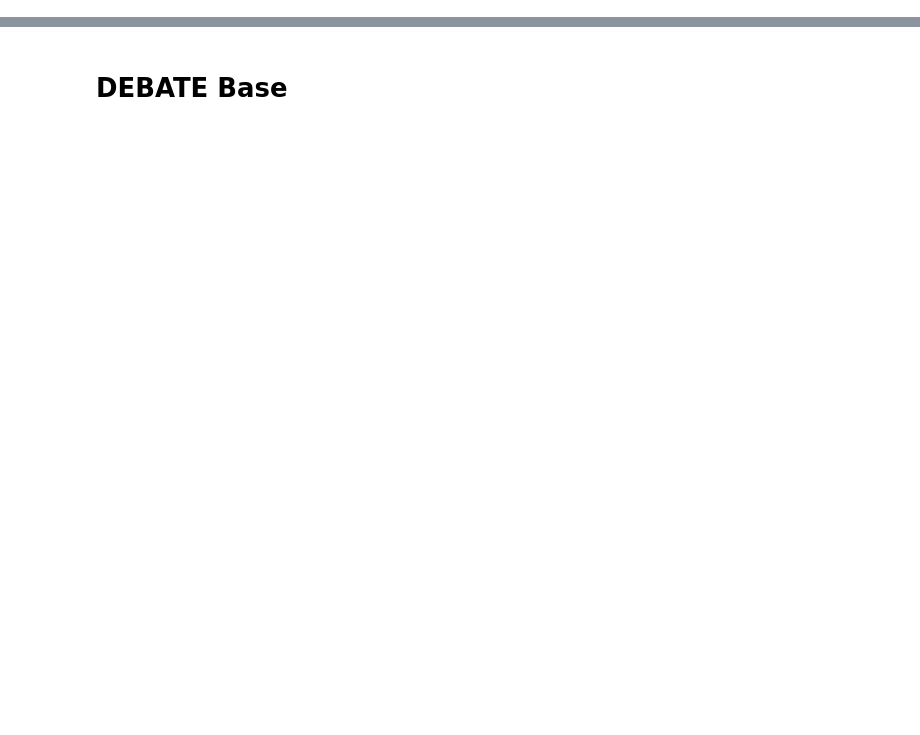
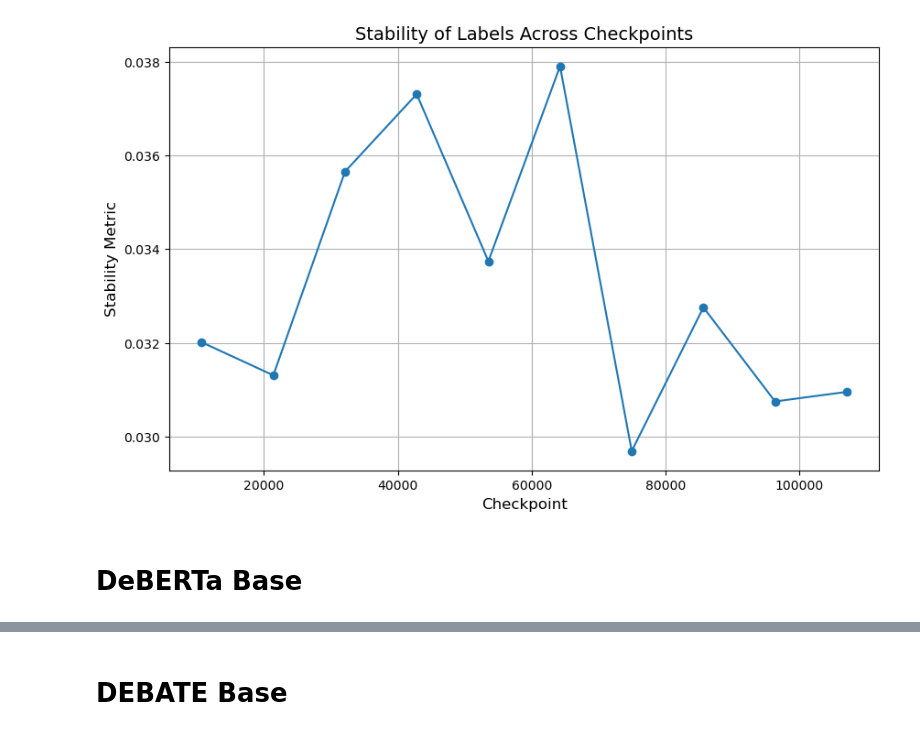
Before and after one commit to MLBurnham/pol_DEBATE, a Jupyter notebook: analysis/hypothesis_stability.ipynb, the cells around one changed output, grey strips where cells are left out. Cells and saved outputs as stored; diff of their text form; code cells hidden in the pictures; blank space fills up the shorter version.

```diff
--- a/analysis/hypothesis_stability.ipynb
+++ b/analysis/hypothesis_stability.ipynb
@@ -18,0 +268,13 @@ test.drop(['augmented_hypothesis', 'base_nli', 'large_nli', 'base_polnli', 'llam
+# %%
+# Plot the results
+plt.figure(figsize=(10, 6))
+plt.plot(stability_df["Checkpoint"], stability_df["Stability"], marker="o")
+plt.title("Stability of Labels Across Checkpoints", fontsize=14)
+plt.xlabel("Checkpoint", fontsize=12)
+plt.ylabel("Stability Metric", fontsize=12)
+plt.grid(True)
+plt.show()
+# %% [output]
+[figure, added]
+# %% [markdown]
+# DeBERTa Base
```
Also changed, not shown: parts of 19 cells of this notebook.
